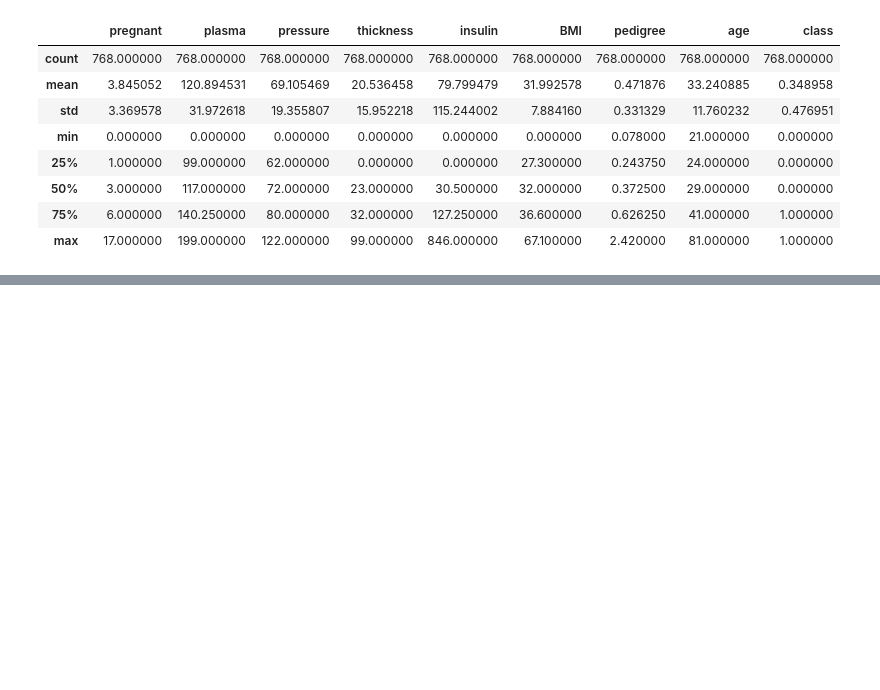
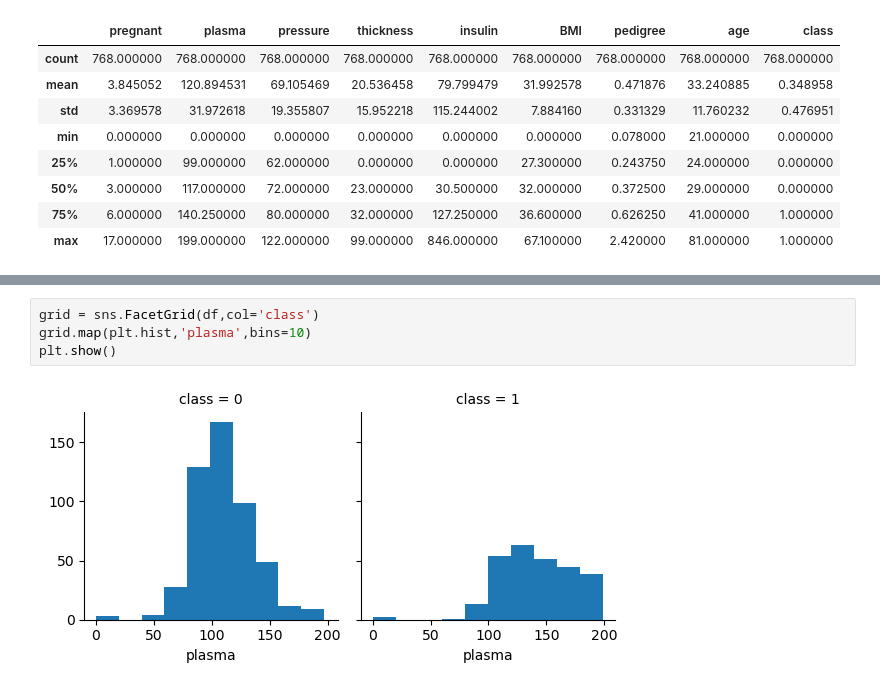
Before and after one commit to jonggu12/exam, a Jupyter notebook: 07. 딥러닝/02. 피마인디언 데이터 분석.ipynb, the cells around one changed output, grey strips where cells are left out. Cells and saved outputs as stored; diff of their text form; blank space fills up the shorter version.

```diff
--- a/07. 딥러닝/02. 피마인디언 데이터 분석.ipynb
+++ b/07. 딥러닝/02. 피마인디언 데이터 분석.ipynb
@@ -48,0 +101,6 @@ df.describe()
+# %%
+grid = sns.FacetGrid(df,col='class')
+grid.map(plt.hist,'plasma',bins=10)
+plt.show()
+# %% [output]
+[figure, added]
```
Also changed, not shown: parts of 6 cells of this notebook, 2 other files.
